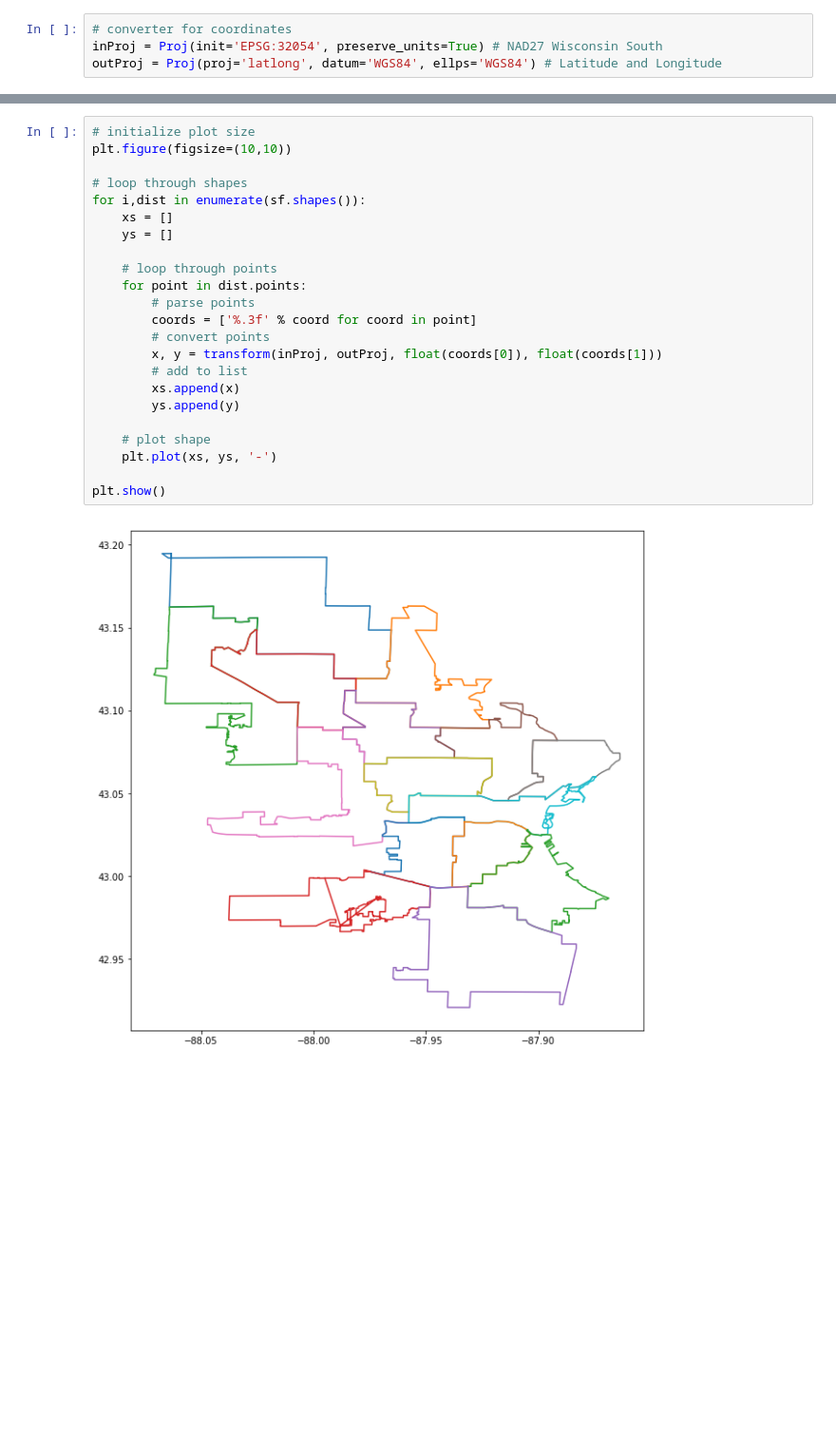
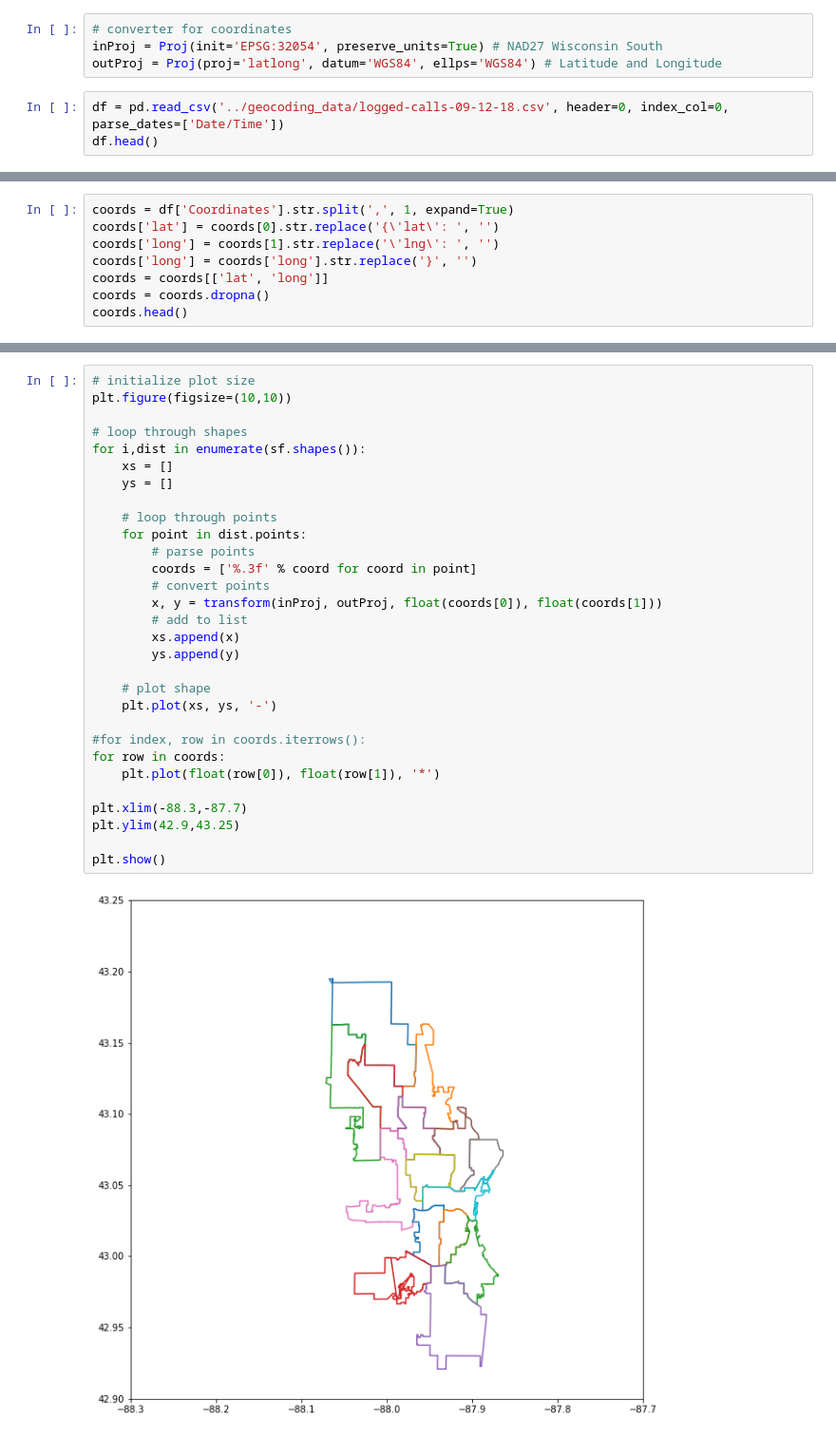
Before and after one commit to uofthcdslab/seniordesign1819, a Jupyter notebook: mapping/mke-dists.ipynb, the cells around one changed output, grey strips where cells are left out. Shown at 95% size. Cells and saved outputs as stored; diff of their text form; blank space fills up the shorter version.

Commit message:
Parsed Bens coords and attempting to plot on map

```diff
--- a/mapping/mke-dists.ipynb
+++ b/mapping/mke-dists.ipynb
@@ -18,3 +19,6 @@ sf = shapefile.Reader('ald2016/alderman')
 # converter for coordinates
 inProj = Proj(init='EPSG:32054', preserve_units=True) # NAD27 Wisconsin South
 outProj = Proj(proj='latlong', datum='WGS84', ellps='WGS84') # Latitude and Longitude
+# %%
+df = pd.read_csv('../geocoding_data/logged-calls-09-12-18.csv', header=0, index_col=0, parse_dates=['Date/Time'])
+df.head()
@@ -20,0 +32,8 @@ outProj = Proj(proj='latlong', datum='WGS84', ellps='WGS84') # Latitude and Long
+# %%
+coords = df['Coordinates'].str.split(',', 1, expand=True)
+coords['lat'] = coords[0].str.replace('{\'lat\': ', '')
+coords['long'] = coords[1].str.replace('\'lng\': ', '')
+coords['long'] = coords['long'].str.replace('}', '')
+coords = coords[['lat', 'long']]
+coords = coords.dropna()
+coords.head()
@@ -21,25 +47,32 @@ outProj = Proj(proj='latlong', datum='WGS84', ellps='WGS84') # Latitude and Long
 # %%
 # initialize plot size
 plt.figure(figsize=(10,10))
 
 # loop through shapes
 for i,dist in enumerate(sf.shapes()):
     xs = []
     ys = []
 
     # loop through points
     for point in dist.points:
         # parse points
         coords = ['%.3f' % coord for coord in point]
         # convert points
         x, y = transform(inProj, outProj, float(coords[0]), float(coords[1]))
         # add to list
         xs.append(x)
         ys.append(y)
 
     # plot shape
     plt.plot(xs, ys, '-')
 
+#for index, row in coords.iterrows():
+for row in coords:
+    plt.plot(float(row[0]), float(row[1]), '*')
+
+plt.xlim(-88.3,-87.7)
+plt.ylim(42.9,43.25)
+
 plt.show()
 # %% [output]
-[figure, old version]
+[figure, new version]
```
Also changed, not shown: parts of 3 cells of this notebook.
